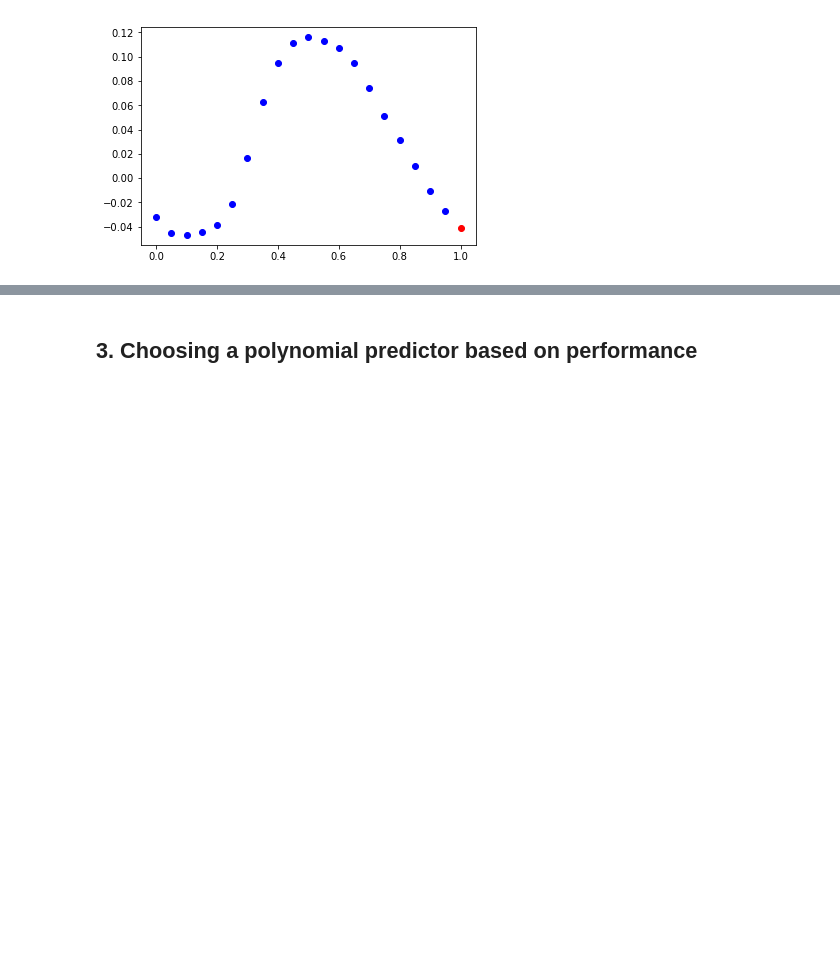
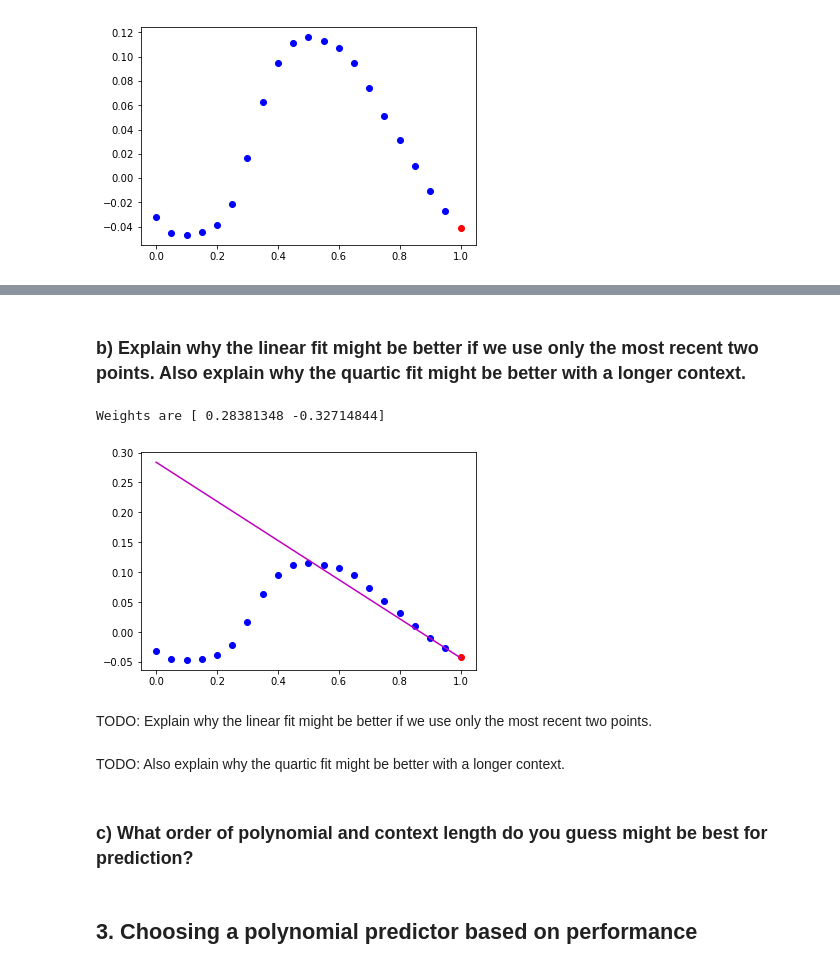
Before and after one commit to shengsli/mlpr, a Jupyter notebook: cw.ipynb, the cells around one changed output, grey strips where cells are left out. Saved outputs shown, nothing was run; the diff lists cells and outputs as text; code cells hidden in the pictures; blank space fills up the shorter version.

```diff
--- a/cw.ipynb
+++ b/cw.ipynb
@@ -83,3 +96,25 @@ print(ww)
+# %% [markdown]
+### b) Explain why the linear fit might be better if we use only the most recent two points. Also explain why the quartic fit might be better with a longer context.
+# %%
+X = X_shuf_train[0,18:]
+tt = np.arange(0.9,1,0.05)[:,None]
+ww = np.linalg.lstsq(phi_linear(tt), X, rcond=-1)[0]
+print("Weights are", ww)
+t_grid = np.arange(0, 1.05, 0.05)[:,None]
+f_grid = np.dot(phi_linear(t_grid), ww)
+plt.plot(t,x,'bo')
+plt.plot(1,y_shuf_train[0],'ro')
+plt.plot(t_grid, f_grid, 'm-')
+plt.show()
+# %% [output]
+Weights are [ 0.28381348 -0.32714844]
+[figure, added]
+# %% [markdown]
+TODO: Explain why the linear fit might be better if we use only the most recent two points.
+# %% [markdown]
+TODO: Also explain why the quartic fit might be better with a longer context.
+# %% [markdown]
+### c) What order of polynomial and context length do you guess might be best for prediction?
 # %% [markdown]
 ## 3. Choosing a polynomial predictor based on performance
 # %%
```
Also changed, not shown: parts of 3 cells of this notebook.
